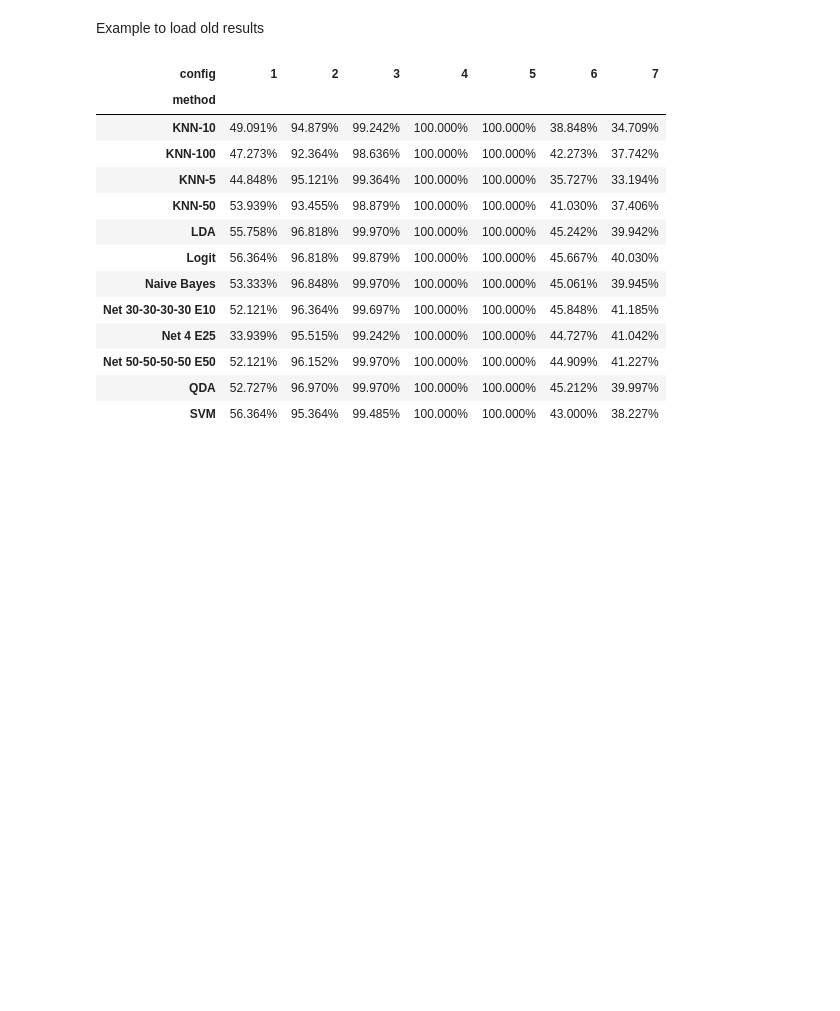
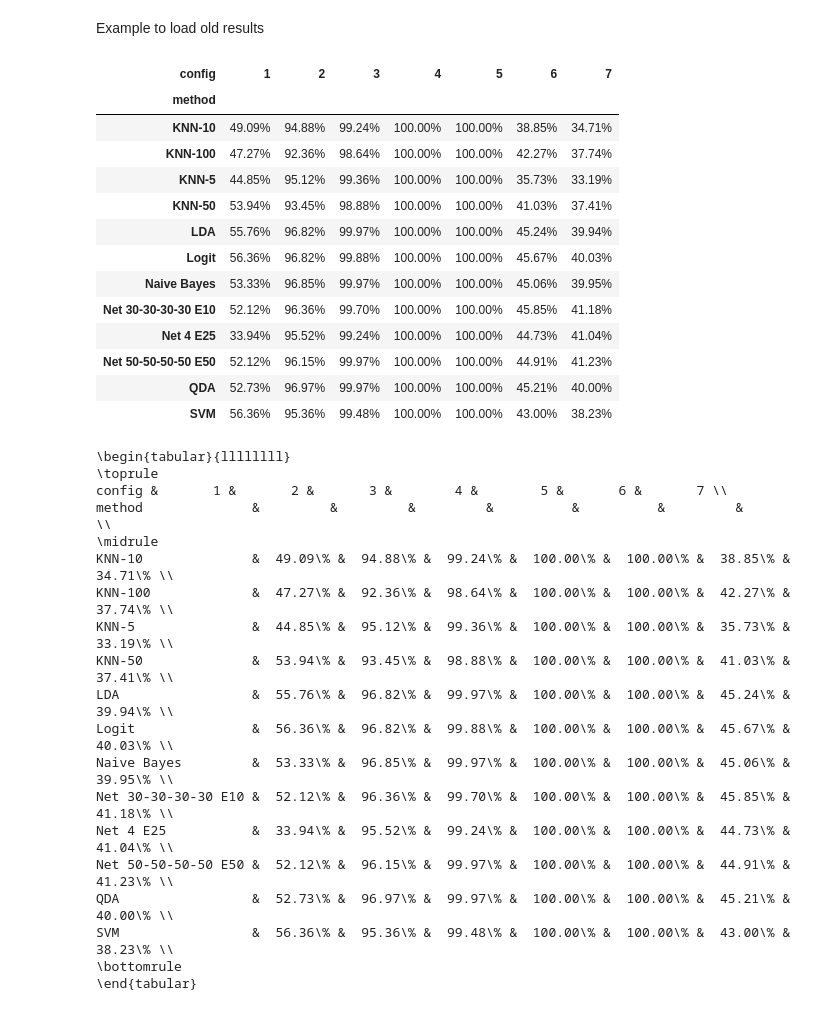
Before and after one commit to timellemeet/multivariate, a Jupyter notebook: simulation.ipynb, the cells around one changed output. Drawn from its saved outputs; the diff is of its cells as text; code cells hidden in the pictures; blank space fills up the shorter version.

```diff
--- a/simulation.ipynb
+++ b/simulation.ipynb
@@ -445,25 +445,50 @@ Example to load old results
 # %%
 import pandas as pd
 
 old_results = pd.read_pickle("./results/config 7 of 7 21-02-19 - 02-12-2019.pkl")
 
 
 # .style.format({'accuracy': '{:,.3%}'.format})
-display(old_results
-        .pivot(index='method', columns='config', values='accuracy')
-        .style.format('{:,.3%}'))
+
+old_results['accuracy'] = pd.Series(["{0:.2f}%".format(val * 100) for val in old_results['accuracy']], index = old_results.index)
+
+table = old_results.pivot(index='method', columns='config', values='accuracy').sort_values(by='method')
+
+display(table)
+
+
+print(table.to_latex())
 # %% [output]
 | config | 1 | 2 | 3 | 4 | 5 | 6 | 7 |
 | method |  |  |  |  |  |  |  |
-| KNN-10 | 49.091% | 94.879% | 99.242% | 100.000% | 100.000% | 38.848% | 34.709% |
-| KNN-100 | 47.273% | 92.364% | 98.636% | 100.000% | 100.000% | 42.273% | 37.742% |
-| KNN-5 | 44.848% | 95.121% | 99.364% | 100.000% | 100.000% | 35.727% | 33.194% |
-| KNN-50 | 53.939% | 93.455% | 98.879% | 100.000% | 100.000% | 41.030% | 37.406% |
-| LDA | 55.758% | 96.818% | 99.970% | 100.000% | 100.000% | 45.242% | 39.942% |
-| Logit | 56.364% | 96.818% | 99.879% | 100.000% | 100.000% | 45.667% | 40.030% |
-| Naive Bayes | 53.333% | 96.848% | 99.970% | 100.000% | 100.000% | 45.061% | 39.945% |
-| Net 30-30-30-30 E10 | 52.121% | 96.364% | 99.697% | 100.000% | 100.000% | 45.848% | 41.185% |
-| Net 4 E25 | 33.939% | 95.515% | 99.242% | 100.000% | 100.000% | 44.727% | 41.042% |
-| Net 50-50-50-50 E50 | 52.121% | 96.152% | 99.970% | 100.000% | 100.000% | 44.909% | 41.227% |
-| QDA | 52.727% | 96.970% | 99.970% | 100.000% | 100.000% | 45.212% | 39.997% |
-| SVM | 56.364% | 95.364% | 99.485% | 100.000% | 100.000% | 43.000% | 38.227% |
+| KNN-10 | 49.09% | 94.88% | 99.24% | 100.00% | 100.00% | 38.85% | 34.71% |
+| KNN-100 | 47.27% | 92.36% | 98.64% | 100.00% | 100.00% | 42.27% | 37.74% |
+| KNN-5 | 44.85% | 95.12% | 99.36% | 100.00% | 100.00% | 35.73% | 33.19% |
+| KNN-50 | 53.94% | 93.45% | 98.88% | 100.00% | 100.00% | 41.03% | 37.41% |
+| LDA | 55.76% | 96.82% | 99.97% | 100.00% | 100.00% | 45.24% | 39.94% |
+| Logit | 56.36% | 96.82% | 99.88% | 100.00% | 100.00% | 45.67% | 40.03% |
+| Naive Bayes | 53.33% | 96.85% | 99.97% | 100.00% | 100.00% | 45.06% | 39.95% |
+| Net 30-30-30-30 E10 | 52.12% | 96.36% | 99.70% | 100.00% | 100.00% | 45.85% | 41.18% |
+| Net 4 E25 | 33.94% | 95.52% | 99.24% | 100.00% | 100.00% | 44.73% | 41.04% |
+| Net 50-50-50-50 E50 | 52.12% | 96.15% | 99.97% | 100.00% | 100.00% | 44.91% | 41.23% |
+| QDA | 52.73% | 96.97% | 99.97% | 100.00% | 100.00% | 45.21% | 40.00% |
+| SVM | 56.36% | 95.36% | 99.48% | 100.00% | 100.00% | 43.00% | 38.23% |
+\begin{tabular}{llllllll}
+\toprule
+config &       1 &       2 &       3 &        4 &        5 &       6 &       7 \\
+method              &         &         &         &          &          &         &         \\
+\midrule
+KNN-10              &  49.09\% &  94.88\% &  99.24\% &  100.00\% &  100.00\% &  38.85\% &  34.71\% \\
+KNN-100             &  47.27\% &  92.36\% &  98.64\% &  100.00\% &  100.00\% &  42.27\% &  37.74\% \\
+KNN-5               &  44.85\% &  95.12\% &  99.36\% &  100.00\% &  100.00\% &  35.73\% &  33.19\% \\
+KNN-50              &  53.94\% &  93.45\% &  98.88\% &  100.00\% &  100.00\% &  41.03\% &  37.41\% \\
+LDA                 &  55.76\% &  96.82\% &  99.97\% &  100.00\% &  100.00\% &  45.24\% &  39.94\% \\
+Logit               &  56.36\% &  96.82\% &  99.88\% &  100.00\% &  100.00\% &  45.67\% &  40.03\% \\
+Naive Bayes         &  53.33\% &  96.85\% &  99.97\% &  100.00\% &  100.00\% &  45.06\% &  39.95\% \\
+Net 30-30-30-30 E10 &  52.12\% &  96.36\% &  99.70\% &  100.00\% &  100.00\% &  45.85\% &  41.18\% \\
+Net 4 E25           &  33.94\% &  95.52\% &  99.24\% &  100.00\% &  100.00\% &  44.73\% &  41.04\% \\
+Net 50-50-50-50 E50 &  52.12\% &  96.15\% &  99.97\% &  100.00\% &  100.00\% &  44.91\% &  41.23\% \\
+QDA                 &  52.73\% &  96.97\% &  99.97\% &  100.00\% &  100.00\% &  45.21\% &  40.00\% \\
+SVM                 &  56.36\% &  95.36\% &  99.48\% &  100.00\% &  100.00\% &  43.00\% &  38.23\% \\
+\bottomrule
+\end{tabular}
```
